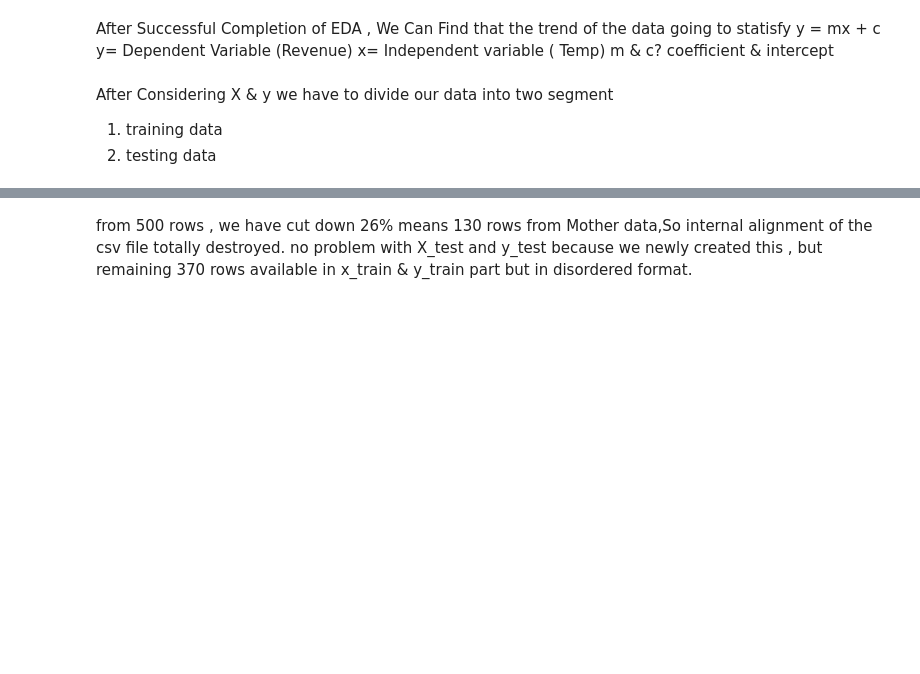
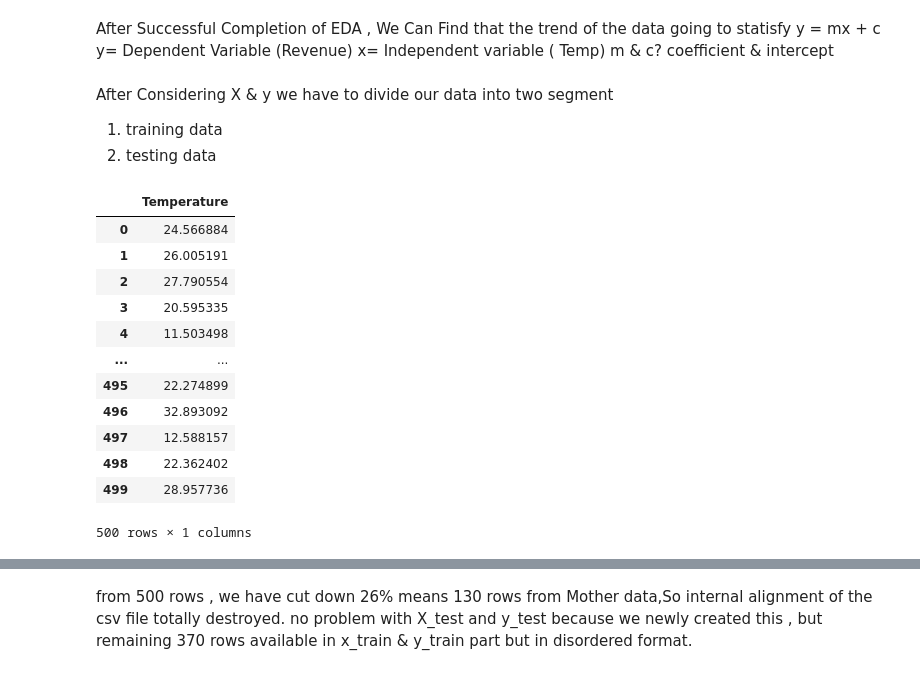
Before and after one commit to Dhrubaraj-Roy/My-End-To-End-Machine-Learning-Journey, a Jupyter notebook: Linear_Regression/Poly_Linear_Da_2481275.ipynb, the cells around one changed output, grey strips where cells are left out. Drawn from its saved outputs; the diff is of its cells as text; code cells hidden in the pictures; blank space fills up the shorter version.

```diff
--- a/Linear_Regression/Poly_Linear_Da_2481275.ipynb
+++ b/Linear_Regression/Poly_Linear_Da_2481275.ipynb
@@ -139,3 +155,19 @@ After Considering X & y we have to divide our data into two segment
 # %%
 y=df1[['Revenue']]
 X=df1[['Temperature']]
+# %%
+X
+# %% [output]
+|  | Temperature |
+| 0 | 24.566884 |
+| 1 | 26.005191 |
+| 2 | 27.790554 |
+| 3 | 20.595335 |
+| 4 | 11.503498 |
+| ... | ... |
+| 495 | 22.274899 |
+| 496 | 32.893092 |
+| 497 | 12.588157 |
+| 498 | 22.362402 |
+| 499 | 28.957736 |
+500 rows × 1 columns
```
Also changed, not shown: parts of 18 cells of this notebook.
